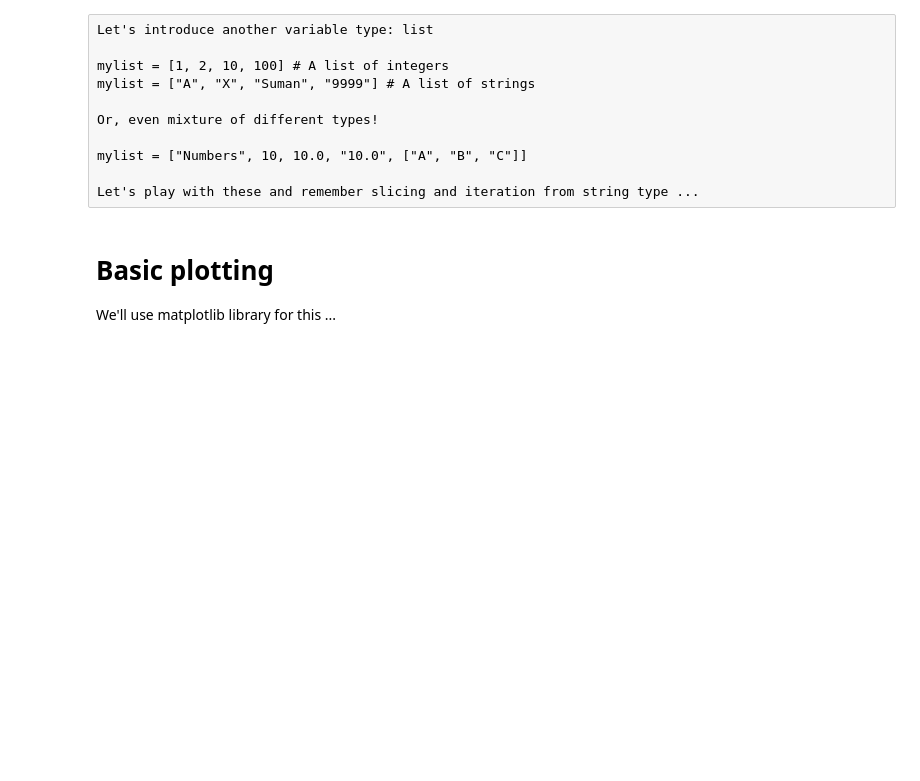
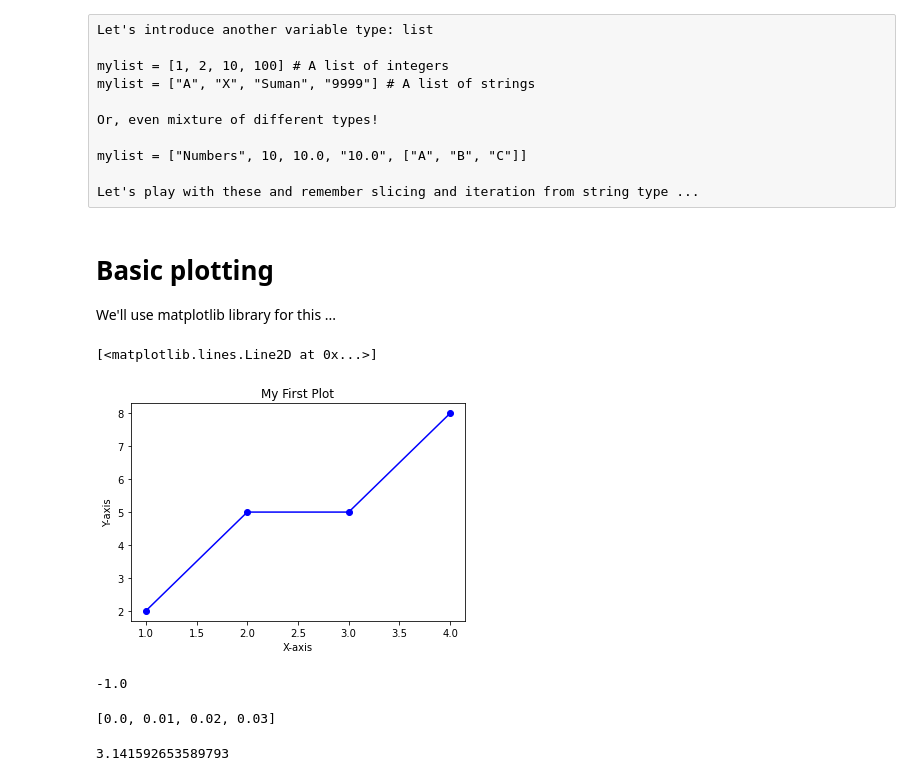
Before and after one commit to namus/Numerical-Methods, a Jupyter notebook: Notebooks/Python3-QuickStart.ipynb, the cells around one changed output. Saved outputs shown, nothing was run; the diff lists cells and outputs as text; code cells hidden in the pictures; blank space fills up the shorter version.

```diff
--- a/Notebooks/Python3-QuickStart.ipynb
+++ b/Notebooks/Python3-QuickStart.ipynb
@@ -188,13 +352,18 @@ import matplotlib.pyplot as plt
 # %%
 xaxis = [1,2,3,4]
 yaxis = [2,5,5,8]
 
 plt.title('My First Plot')
 plt.xlabel('X-axis')
 plt.ylabel('Y-axis')
 
-plt.plot(xaxis, yaxis, 'ro-')
+plt.plot(xaxis, yaxis, 'bo-')
+# %% [output]
+[<matplotlib.lines.Line2D at 0x...>]
+[figure, added]
 # %%
 # Let's create something more meaningful, let's say sin(x) from -2*pi to +2*pi
 import math
-print("pi = ", math.pi)
+math.cos(math.pi)
+# %% [output]
+-1.0
@@ -201,6 +372,13 @@ print("pi = ", math.pi)
+# %%
+mylist.append(0.03)
+mylist
+# %% [output]
+[0.0, 0.01, 0.02, 0.03]
 # %%
 from math import pi
-print("pi = ", pi)
+pi
+# %% [output]
+3.141592653589793
 # %%
 %matplotlib inline
 import matplotlib.pyplot as plt
```
Also changed, not shown: parts of 44 cells of this notebook, 1 other file.
